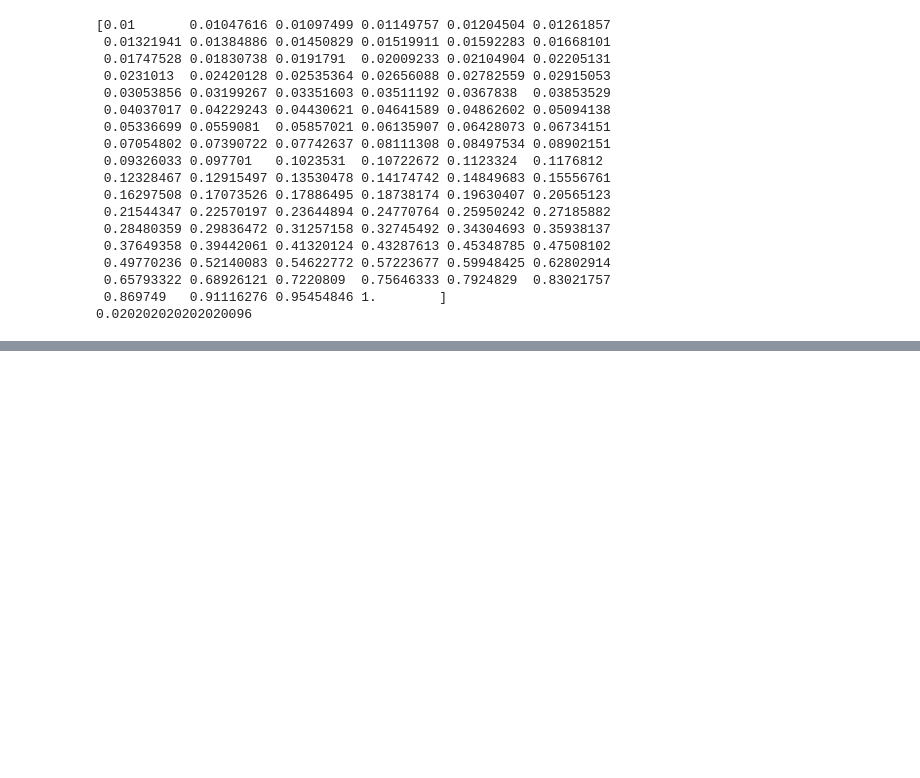
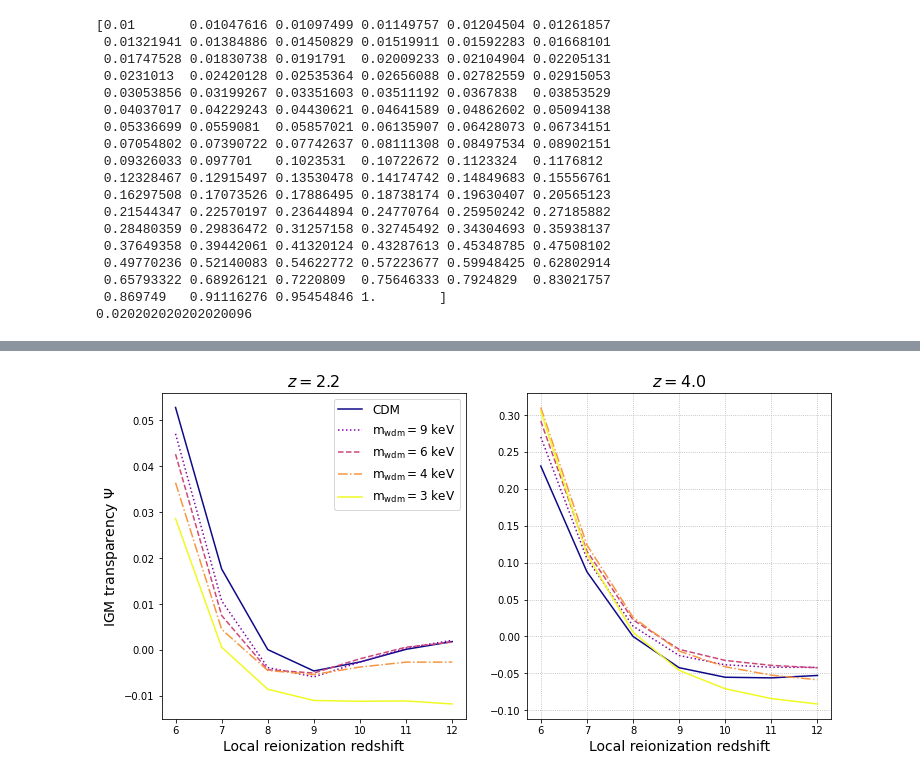
Before and after one commit to yaozhang1206/WDM_Lya_21cm, a Jupyter notebook: proper_pipeline/master_single_plotter.ipynb, the cells around one changed output, grey strips where cells are left out. Saved outputs shown, nothing was run; the diff lists cells and outputs as text; code cells hidden in the pictures; blank space fills up the shorter version.

```diff
--- a/proper_pipeline/master_single_plotter.ipynb
+++ b/proper_pipeline/master_single_plotter.ipynb
@@ -76,6 +76,14 @@ print(k_Mpc)
 epsilon = np.log10(k_Mpc[1]/k_Mpc[0])
 print(epsilon)
 Nk = len(k_Mpc)
+
+n = 5
+colors = plt.cm.plasma(np.linspace(0,1,n))
+labels = [r'CDM', r'm$_{\rm wdm} = 9$ keV', r'm$_{\rm wdm} = 6$ keV', r'm$_{\rm wdm} = 4$ keV', r'm$_{\rm wdm} = 3$ keV']
+styles = ['solid', 'dotted', 'dashed', 'dashdot', 'solid']
+dif_colors = plt.cm.plasma(np.linspace(0.2,1,n-1))
+dif_labels = [r'm$_{\rm wdm} = 9$ keV', r'm$_{\rm wdm} = 6$ keV', r'm$_{\rm wdm} = 4$ keV', r'm$_{\rm wdm} = 3$ keV']
+dif_styles = ['dotted', 'dashed', 'dashdot', 'solid']
 # %% [output]
 [0.01       0.01047616 0.01097499 0.01149757 0.01204504 0.01261857
  0.01321941 0.01384886 0.01450829 0.01519911 0.01592283 0.01668101
@@ -270,0 +340,20 @@ plt.show()
+# %%
+fig,axs = plt.subplots(1,2,figsize=(12,6))
+axs[0].set_title(r'$z = 2.2$',fontsize=16)
+for i in range(n):
+        axs[0].plot(z_re, Psi_s8_r1_zi_table[:,i], linestyle=styles[i], color=colors[i], label=labels[i])
+        axs[1].plot(z_re, Psi_s8_r1_zf_table[:,i], linestyle=styles[i], color=colors[i], label=labels[i])
+
+axs[0].set_ylabel(r'IGM transparency $\Psi$', fontsize=14)
+axs[0].set_xlabel(r'Local reionization redshift', fontsize=14)
+axs[0].legend(loc='best', fontsize=12)
+
+axs[1].set_title(r'$z = 4.0$',fontsize=16)
+axs[1].grid(linestyle='dotted')
+axs[1].set_xlabel(r'Local reionization redshift', fontsize=14)
+
+
+plt.savefig('./plots/Psi.pdf', bbox_inches="tight")
+plt.show()
+# %% [output]
+[figure, added]
```
Also changed, not shown: parts of 8 cells of this notebook, 8 other files.
